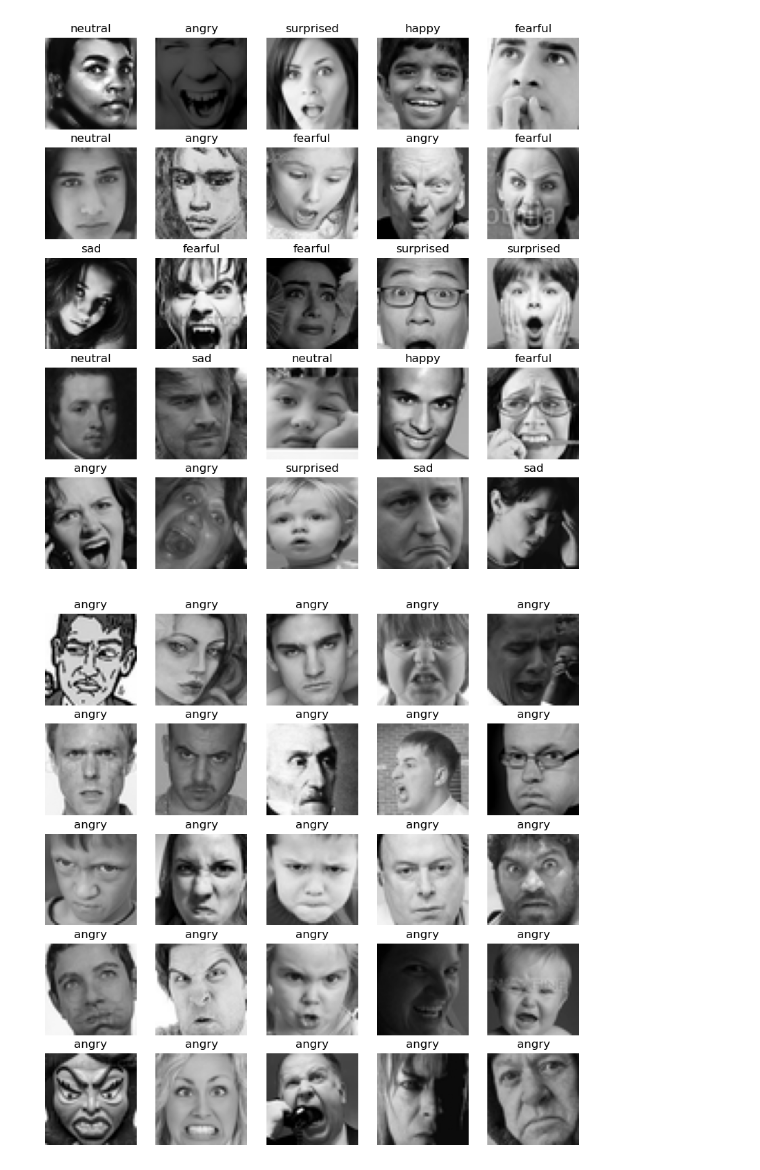
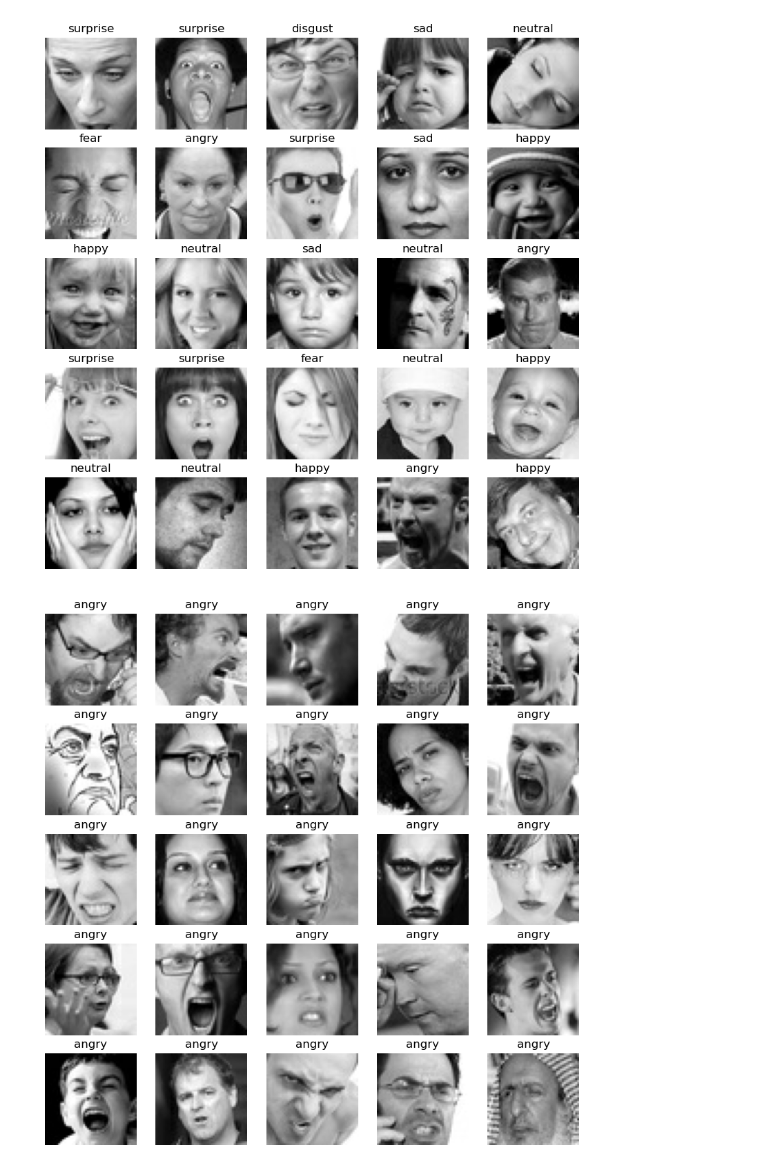
Before and after one commit to RnLe/MachineLearning, a Jupyter notebook: emotions_facial/main.ipynb, the cells around one changed output. Cells and saved outputs as stored; diff of their text form; code cells hidden in the pictures.

Commit message:
changed dataset for FER. Changed tensor to support 1 channel (greyscale)

```diff
--- a/emotions_facial/main.ipynb
+++ b/emotions_facial/main.ipynb
@@ -48,7 +42,7 @@ import matplotlib.pyplot as plt
 os.environ['TF_CPP_MIN_LOG_LEVEL'] = '0'  # 0 = alle Meldungen werden ausgegeben
 
 # List of classes
-classes = ['angry', 'disgusted', 'fearful', 'happy', 'sad', 'surprised', 'neutral']
+classes = ['angry', 'disgust', 'fear', 'happy', 'sad', 'surprise', 'neutral']
 
 # Number of images in each class
 print('Number of training images in each class:')
@@ -62,7 +56,7 @@ for c in classes:
     print(f'{c}: {len(os.listdir(path))} images')
 
 # Image size
-img = cv2.imread('dataset/train/angry/im0.png')
+img = cv2.imread('dataset/train/angry/Training_3908.jpg')
 print(f'\nImage size: {img.shape}')
 # %% [output]
 Number of training images in each class:
@@ -86,13 +80,10 @@ neutral: 1233 images
 Image size: (48, 48, 3)
 # %%
 # CNN MODEL
-input_layer = tf.keras.layers.Input(shape=(48, 48, 3))
-
-# Rescaling
-x = tf.keras.layers.Rescaling(1./255)(input_layer)
+input_layer = tf.keras.layers.Input(shape=(48, 48, 1))
 
 # Erster konventioneller Convolutional Pfad
-conv1 = tf.keras.layers.Conv2D(64, (3, 3), padding='same')(x)
+conv1 = tf.keras.layers.Conv2D(64, (3, 3), padding='same')(input_layer)
 conv1 = tf.keras.layers.BatchNormalization()(conv1)
 conv1 = tf.keras.layers.LeakyReLU(negative_slope=0.01)(conv1)
 conv1 = tf.keras.layers.MaxPooling2D(2, 2)(conv1)
@@ -110,7 +101,7 @@ conv3 = tf.keras.layers.LeakyReLU(negative_slope=0.01)(conv3)
 conv3 = tf.keras.layers.MaxPooling2D(2, 2)(conv3)
 
 # Paralleler Pfad mit Dilated Convolutions
-dilated1 = tf.keras.layers.Conv2D(64, (3, 3), padding='same', dilation_rate=2)(x)
+dilated1 = tf.keras.layers.Conv2D(64, (3, 3), padding='same', dilation_rate=2)(input_layer)
 dilated1 = tf.keras.layers.BatchNormalization()(dilated1)
 dilated1 = tf.keras.layers.LeakyReLU(negative_slope=0.01)(dilated1)
 dilated1 = tf.keras.layers.MaxPooling2D(2, 2)(dilated1)
@@ -132,8 +123,8 @@ merged = tf.keras.layers.concatenate([conv3, dilated3])
 flat = tf.keras.layers.Flatten()(merged)
 dense1 = tf.keras.layers.Dense(512)(flat)
 dense1 = tf.keras.layers.BatchNormalization()(dense1)
-dense1 = tf.keras.layers.LeakyReLU(negative_slope=0.01)(dense1)
-dropout = tf.keras.layers.Dropout(0.5)(dense1)
+dense1 = tf.keras.layers.LeakyReLU(negative_slope=0.0001)(dense1)
+dropout = tf.keras.layers.Dropout(0.3)(dense1)
 output = tf.keras.layers.Dense(7, activation='softmax')(dropout)
 
 # Modell definieren
@@ -229,10 +202,9 @@ Model: "sequential_3"
 # %%
 import pathlib
 
-
 # Function to decode and preprocess images
 def decode_img(img):
-    img = tf.image.decode_jpeg(img, channels=3)
+    img = tf.image.decode_jpeg(img, channels=1)
     img = tf.image.resize(img, [48, 48])
     img = img / 255.0  # Normalize to [0, 1]
     return img
@@ -268,26 +240,30 @@ def augment(img, label):
     # img = tf.image.random_flip_up_down(img)
     img = tf.image.random_brightness(img, max_delta=0.3)
     img = tf.image.random_contrast(img, lower=0.8, upper=1.2)
-    img = tf.image.random_saturation(img, lower=0.8, upper=1.2)
-    img = tf.image.random_hue(img, max_delta=0.2)
+    # img = tf.image.random_saturation(img, lower=0.8, upper=1.2)   only for RGB images
+    # img = tf.image.random_hue(img, max_delta=0.2)
     return img, label
 
 # Load original datasets
-train_ds = tf.data.Dataset.list_files(str(pathlib.Path(train_dir) / '*/*.png'), shuffle=True)
+train_ds = tf.data.Dataset.list_files(str(pathlib.Path(train_dir) / '*/*.jpg'), shuffle=True)
 train_ds = train_ds.map(lambda x: process_path(x, label_lookup), num_parallel_calls=tf.data.experimental.AUTOTUNE)
 
-test_ds = tf.data.Dataset.list_files(str(pathlib.Path(test_dir) / '*/*.png'), shuffle=False)
+test_ds = tf.data.Dataset.list_files(str(pathlib.Path(test_dir) / '*/*.jpg'), shuffle=False)
 test_ds = test_ds.map(lambda x: process_path(x, label_lookup), num_parallel_calls=tf.data.experimental.AUTOTUNE)
 
 combined_train_ds = train_ds
 # Augment dataset
-for i in range(10):
+for i in range(1):
     augmented_train_ds = train_ds.map(augment, num_parallel_calls=tf.data.experimental.AUTOTUNE)
 
     # Combine original and augmented datasets
     combined_train_ds = combined_train_ds.concatenate(augmented_train_ds)
 
 # Shuffle, batch, and prefetch
-combined_train_ds = combined_train_ds.shuffle(512).batch(32).prefetch(tf.data.experimental.AUTOTUNE).cache()
-test_ds = test_ds.batch(32).prefetch(tf.data.experimental.AUTOTUNE).cache()
+combined_train_ds = combined_train_ds.shuffle(512).batch(64).prefetch(tf.data.experimental.AUTOTUNE).cache()
+test_ds = test_ds.batch(64).prefetch(tf.data.experimental.AUTOTUNE).cache()
+
+# Print one image (to confirm whether the images are represented as 48x48x1 tensors)
+for img, label in train_ds.take(1):
+    print(img.shape)
 # %% [output]
@@ -299,7 +277,8 @@ def show_batch(image_batch, label_batch, label_lookup):
     plt.figure(figsize=(10, 10))
     for n in range(25):
         ax = plt.subplot(5, 5, n + 1)
-        plt.imshow(image_batch[n].numpy())
+        # Show image as grayscale
+        plt.imshow(tf.squeeze(image_batch[n]), cmap='gray')
         label = label_lookup.get_vocabulary()[tf.argmax(label_batch[n]).numpy()]
         plt.title(label)
         plt.axis("off")
@@ -318,5 +297,5 @@ for image_batch, label_batch in test_ds.take(1):
-[figure, old version]
+[figure, new version]
-[figure, old version]
+[figure, new version]
 # %%
 import collections
 
```
Also changed, not shown: parts of 12 cells of this notebook, 1 other file.
